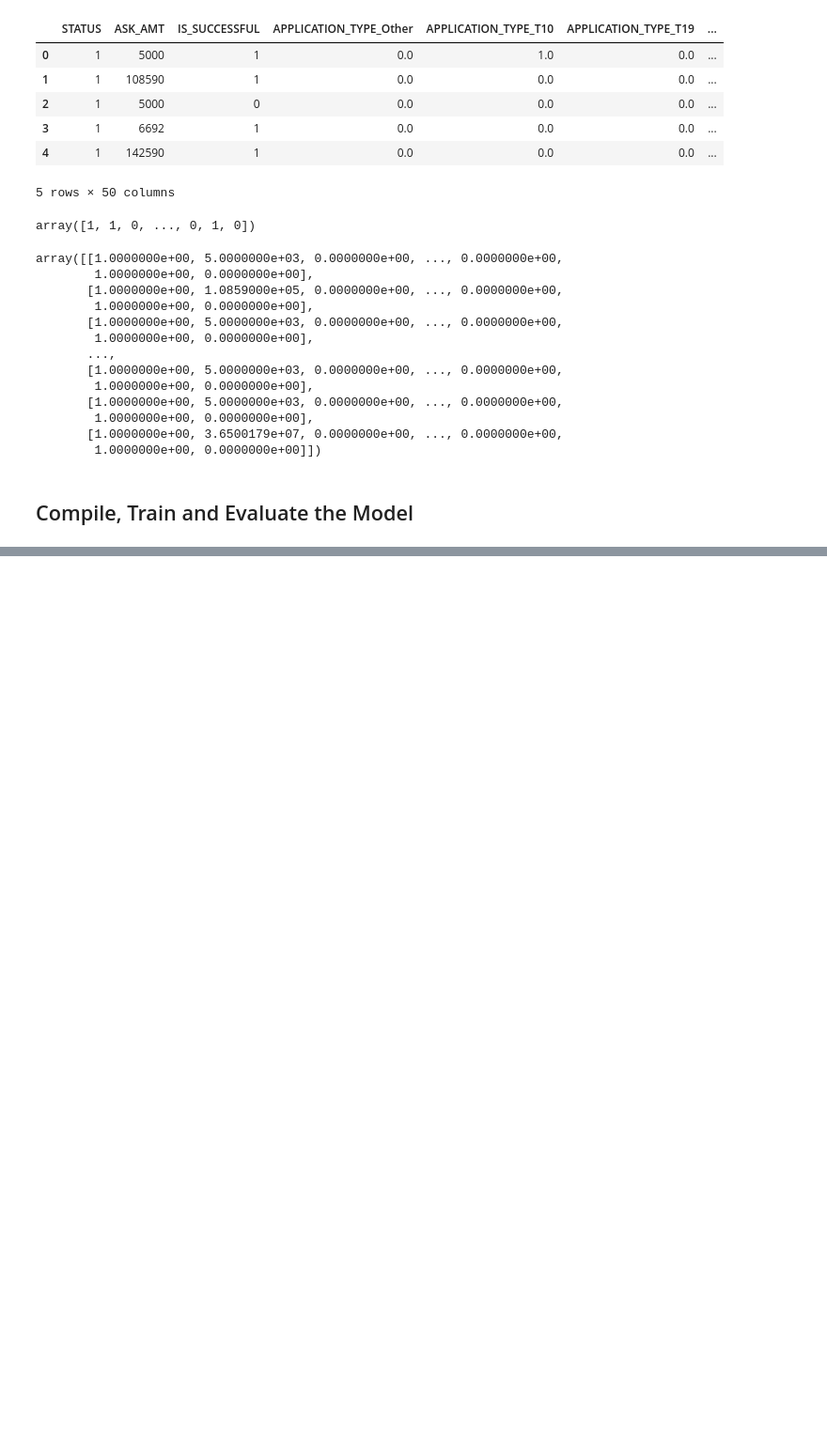
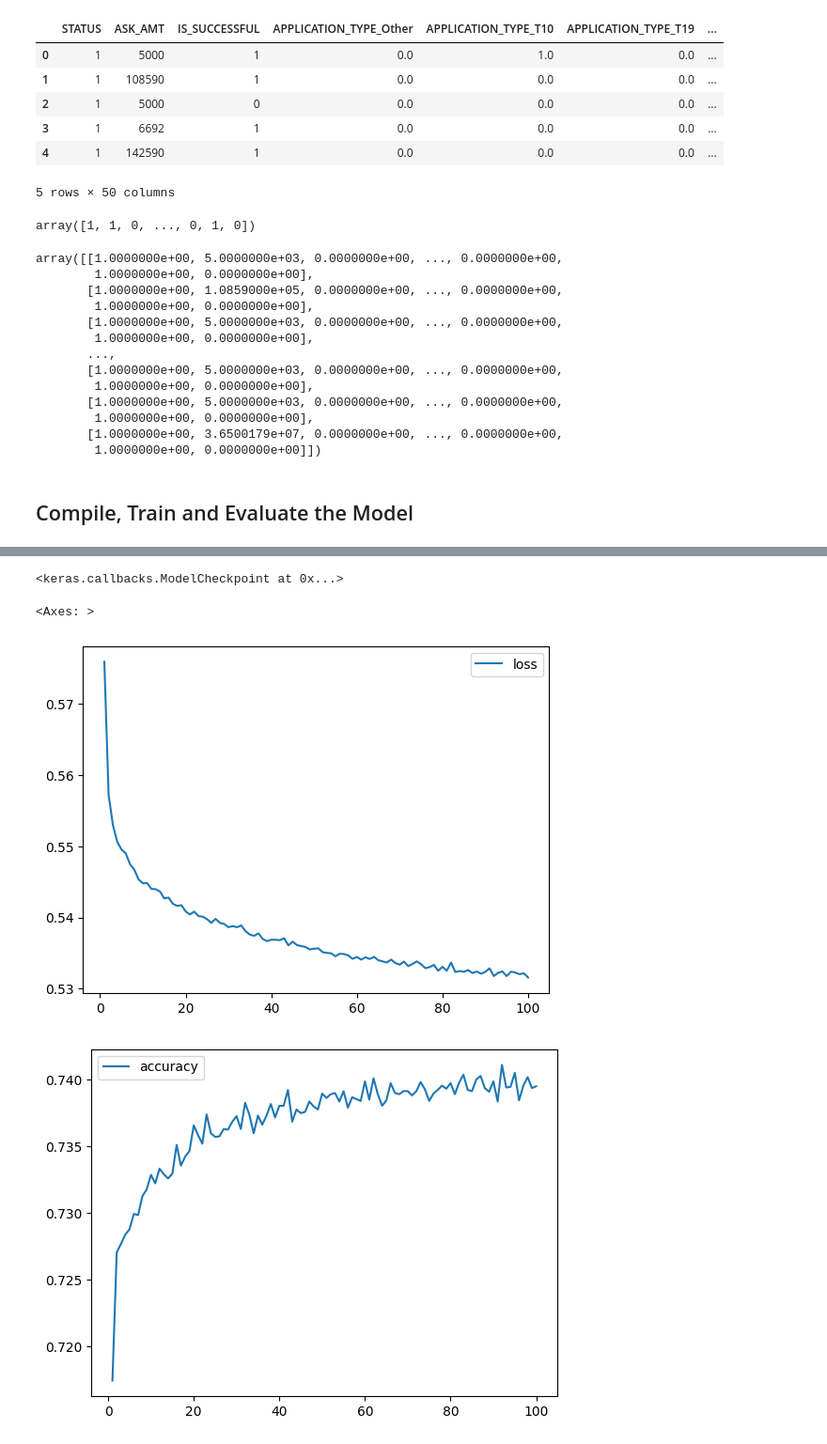
Before and after one commit to Sundakiy/deep-learning-challenge, a Jupyter notebook: Deep Learning Challenge/deep_learning.ipynb, the cells around one changed output, grey strips where cells are left out. Shown: that part at 94% size. Cells and saved outputs as stored; diff of their text form; code cells hidden in the pictures; blank space fills up the shorter version.

```diff
--- a/Deep Learning Challenge/deep_learning.ipynb
+++ b/Deep Learning Challenge/deep_learning.ipynb
@@ -207,9 +211,8 @@ X_test_scaled = X_scaler.transform(X_test)
 # %%
 # Define the model - deep neural net, i.e., the number of input features and hidden nodes for each layer.
 number_input_features = len( X_train_scaled[0])
-hidden_nodes_layer1=7
-hidden_nodes_layer2=14
-hidden_nodes_layer3=21
+hidden_nodes_layer1=80
+hidden_nodes_layer2=30
 
 nn = tf.keras.models.Sequential()
 
@@ -274,3 +277,36 @@ Loss: 0.5509709119796753, Accuracy: 0.7289795875549316
+# %%
+# Create a callback that saves the model's weights every five epochs
+# Define checkpoints variables
+
+
+os.makedirs('checkpoints/', exist_ok=True)
+checkpoint_path= 'checkpoints/weights.{epoch}.hdf5'
+
+# Create callback
+cp_callback = ModelCheckpoint(filepath=checkpoint_path,
+                              verbose=1,
+                              save_weights_only=True,
+                              save_freq=5)
+
+cp_callback
+# %% [output]
+<keras.callbacks.ModelCheckpoint at 0x...>
+# %%
+# Create a DataFrame containing training history of the 1st model
+history_df = pd.DataFrame(fit_model.history)
+
+# Increase the index by 1 to match the number of epochs
+history_df.index += 1
+
+# Plot the loss
+history_df.plot(y='loss')
+
+# Plot the accuracy
+history_df.plot(y='accuracy')
+# %% [output]
+<Axes: >
+[figure, added]
+[figure, added]
 # %%
 # Export our model to HDF5 file
 nn.save('/content/AlphabetSoupCharity.h5')
```
Also changed, not shown: parts of 4 cells of this notebook, 5 other files.
